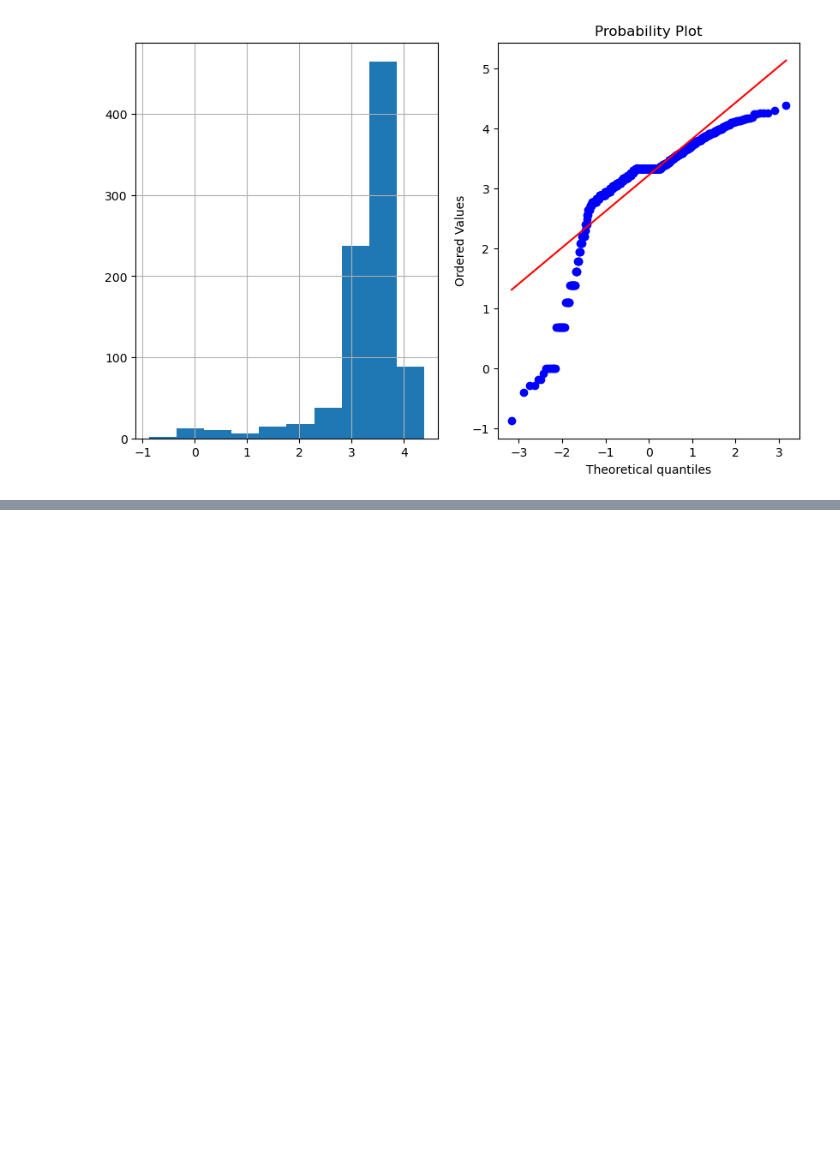
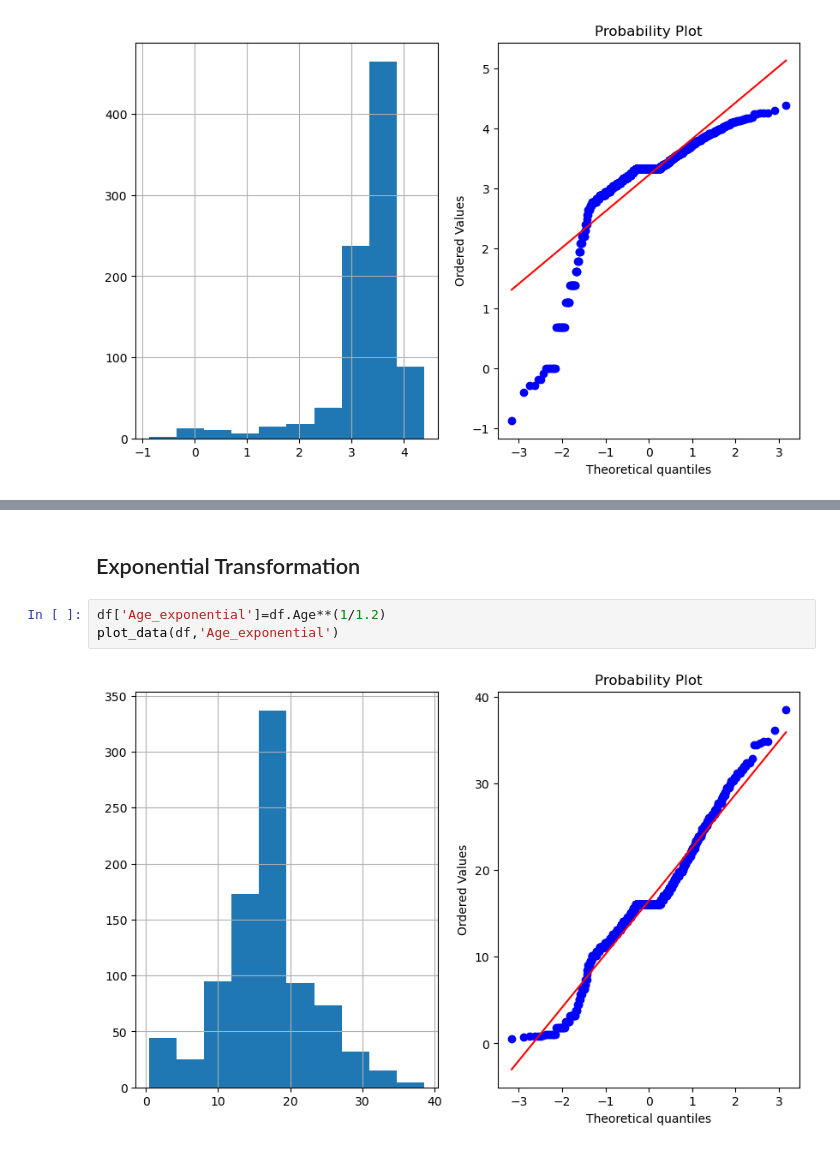
Before and after one commit to skprasad117/EDA-and-Feature-Engineering, a Jupyter notebook: 3. Transformation.ipynb, the cells around one changed output, grey strips where cells are left out. Drawn from its saved outputs; the diff is of its cells as text; blank space fills up the shorter version.

```diff
--- a/3. Transformation.ipynb
+++ b/3. Transformation.ipynb
@@ -289,0 +306,7 @@ plot_data(df,'Age_log')
+# %% [markdown]
+## Exponential Transformation
+# %%
+df['Age_exponential']=df.Age**(1/1.2)
+plot_data(df,'Age_exponential')
+# %% [output]
+[figure, added]
```
Also changed, not shown: parts of 13 cells of this notebook.
